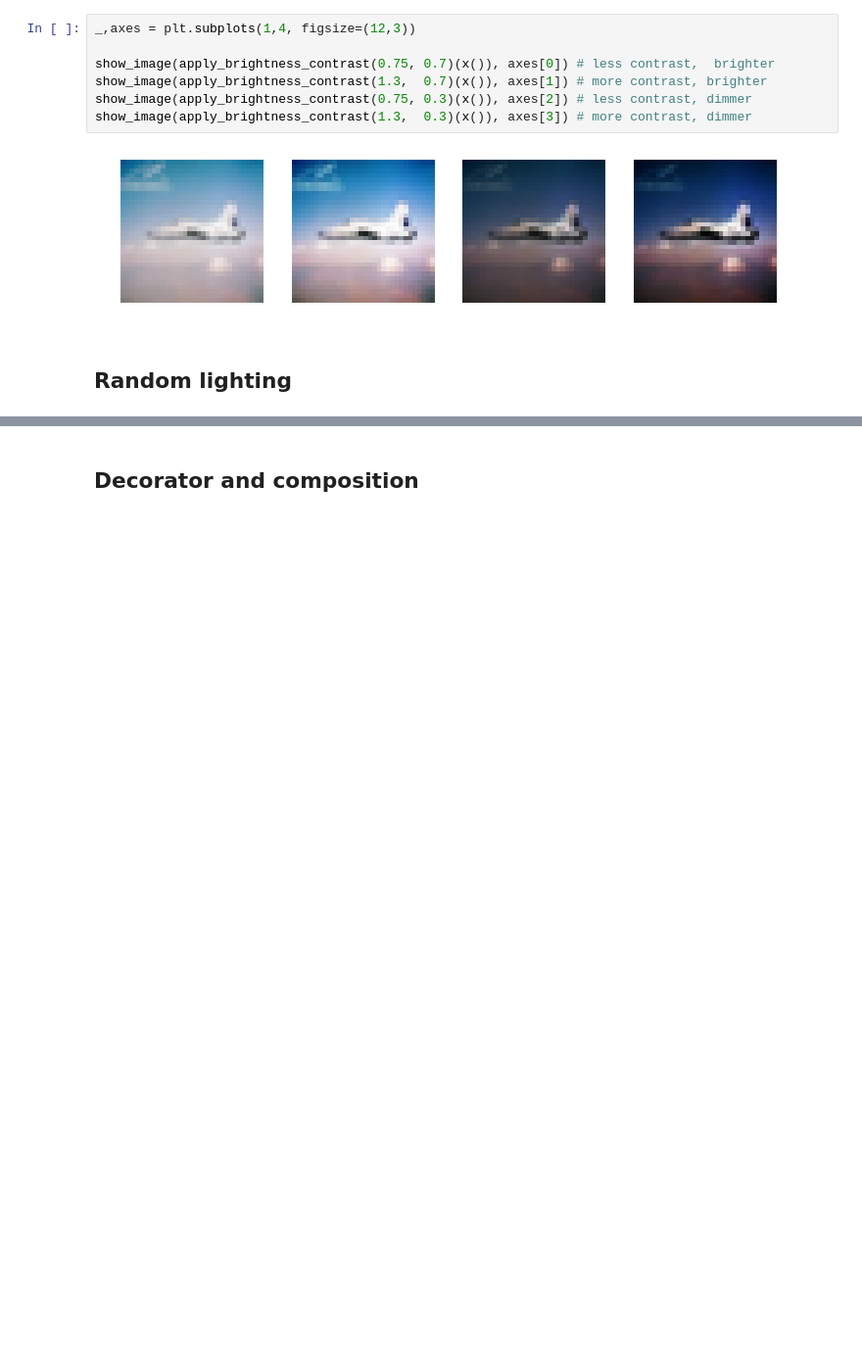
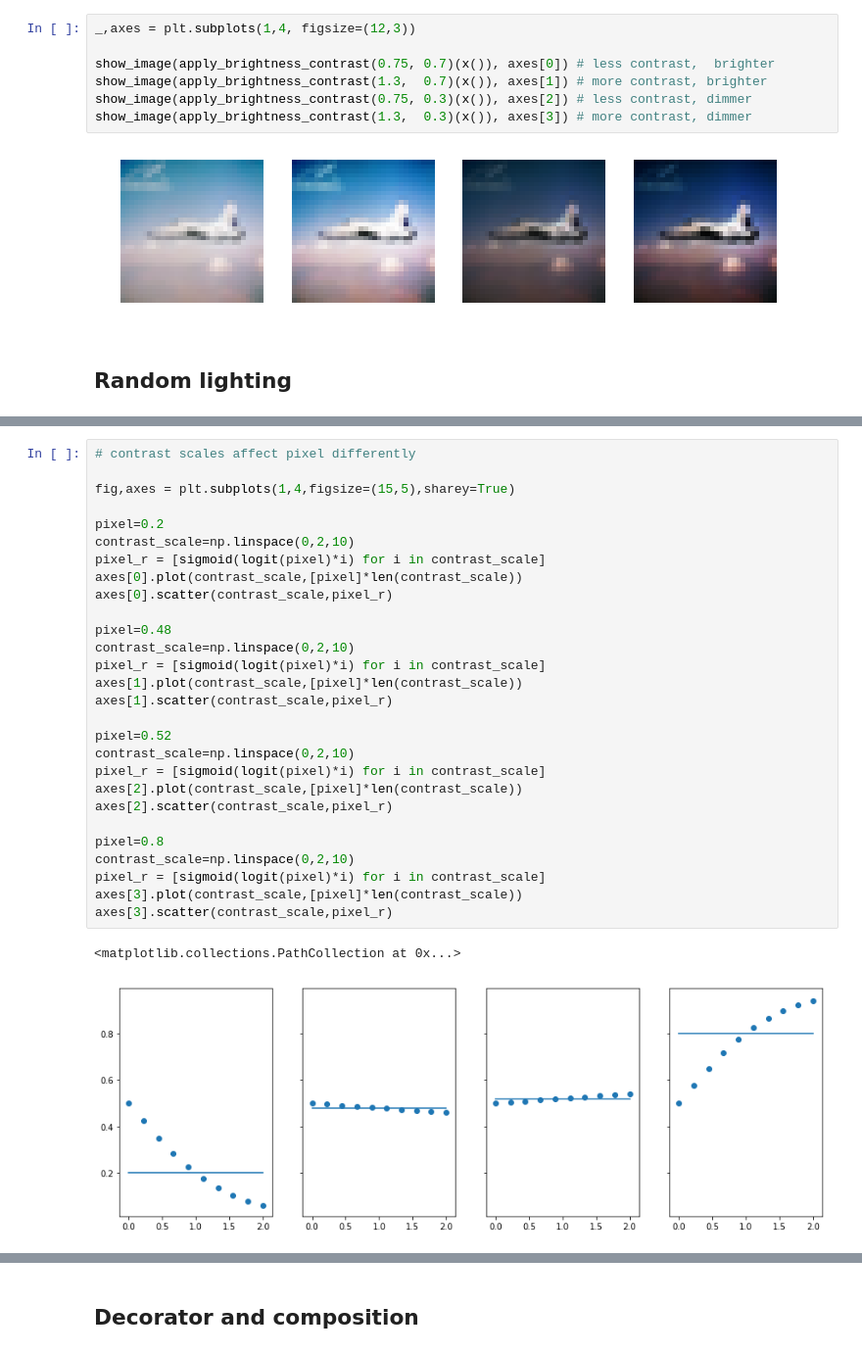
Before and after one commit to anhquan0412/fastai_v1, a Jupyter notebook: dev_nb/002_images.ipynb, the cells around one changed output, grey strips where cells are left out. Shown at 98% size. Drawn from its saved outputs; the diff is of its cells as text; blank space fills up the shorter version.

```diff
--- a/dev_nb/002_images.ipynb
+++ b/dev_nb/002_images.ipynb
@@ -402,3 +424,34 @@ Next, we will make our previous transforms random since we are interested in aut
+# %%
+# contrast scales affect pixel differently
+
+fig,axes = plt.subplots(1,4,figsize=(15,5),sharey=True)
+
+pixel=0.2
+contrast_scale=np.linspace(0,2,10)
+pixel_r = [sigmoid(logit(pixel)*i) for i in contrast_scale]
+axes[0].plot(contrast_scale,[pixel]*len(contrast_scale))
+axes[0].scatter(contrast_scale,pixel_r)
+
+pixel=0.48
+contrast_scale=np.linspace(0,2,10)
+pixel_r = [sigmoid(logit(pixel)*i) for i in contrast_scale]
+axes[1].plot(contrast_scale,[pixel]*len(contrast_scale))
+axes[1].scatter(contrast_scale,pixel_r)
+
+pixel=0.52
+contrast_scale=np.linspace(0,2,10)
+pixel_r = [sigmoid(logit(pixel)*i) for i in contrast_scale]
+axes[2].plot(contrast_scale,[pixel]*len(contrast_scale))
+axes[2].scatter(contrast_scale,pixel_r)
+
+pixel=0.8
+contrast_scale=np.linspace(0,2,10)
+pixel_r = [sigmoid(logit(pixel)*i) for i in contrast_scale]
+axes[3].plot(contrast_scale,[pixel]*len(contrast_scale))
+axes[3].scatter(contrast_scale,pixel_r)
+# %% [output]
+<matplotlib.collections.PathCollection at 0x...>
+[figure, added]
 # %%
 #export
 def uniform(low, high, size=None):
```
Also changed, not shown: parts of 73 cells of this notebook, 1 other file.
